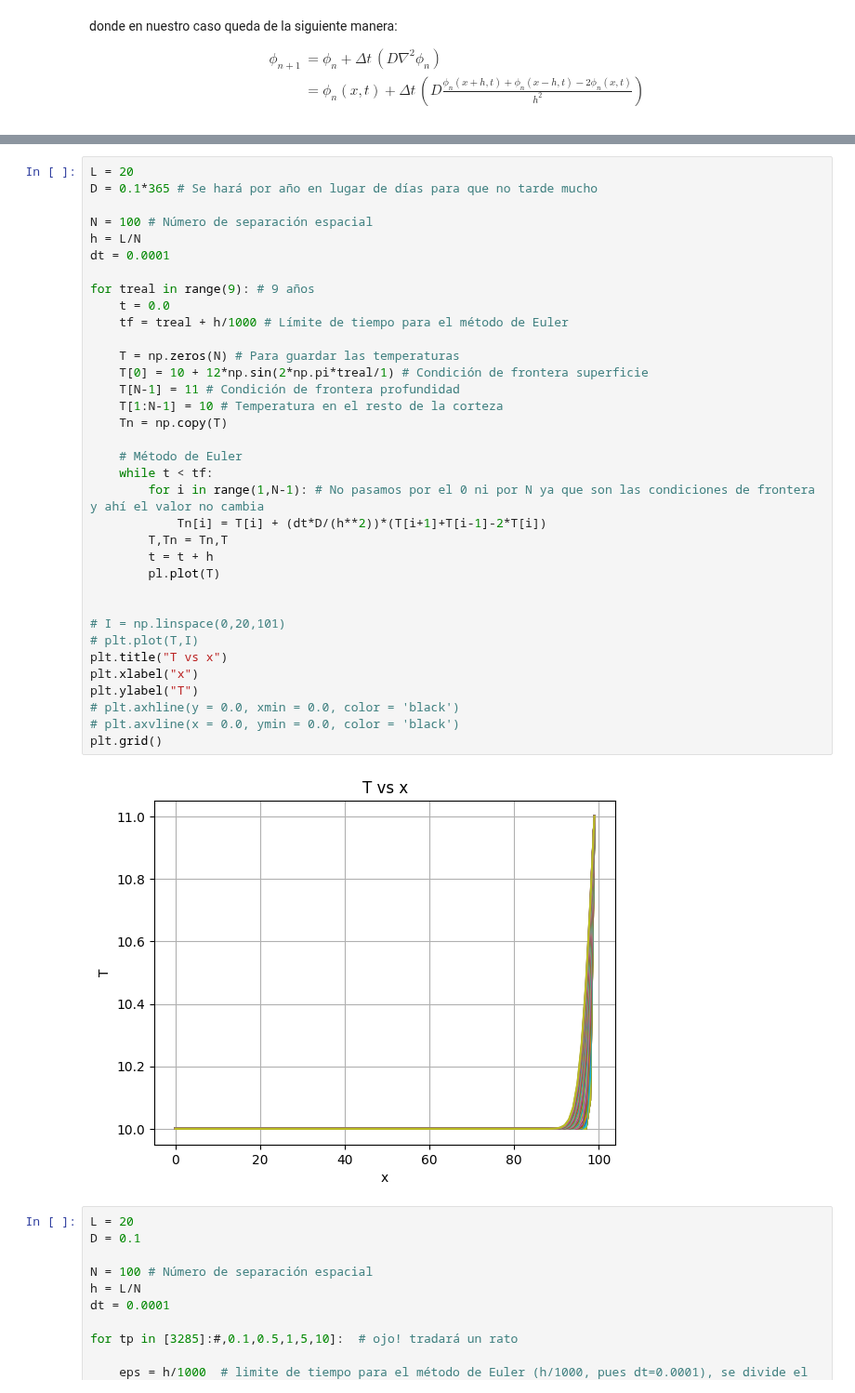
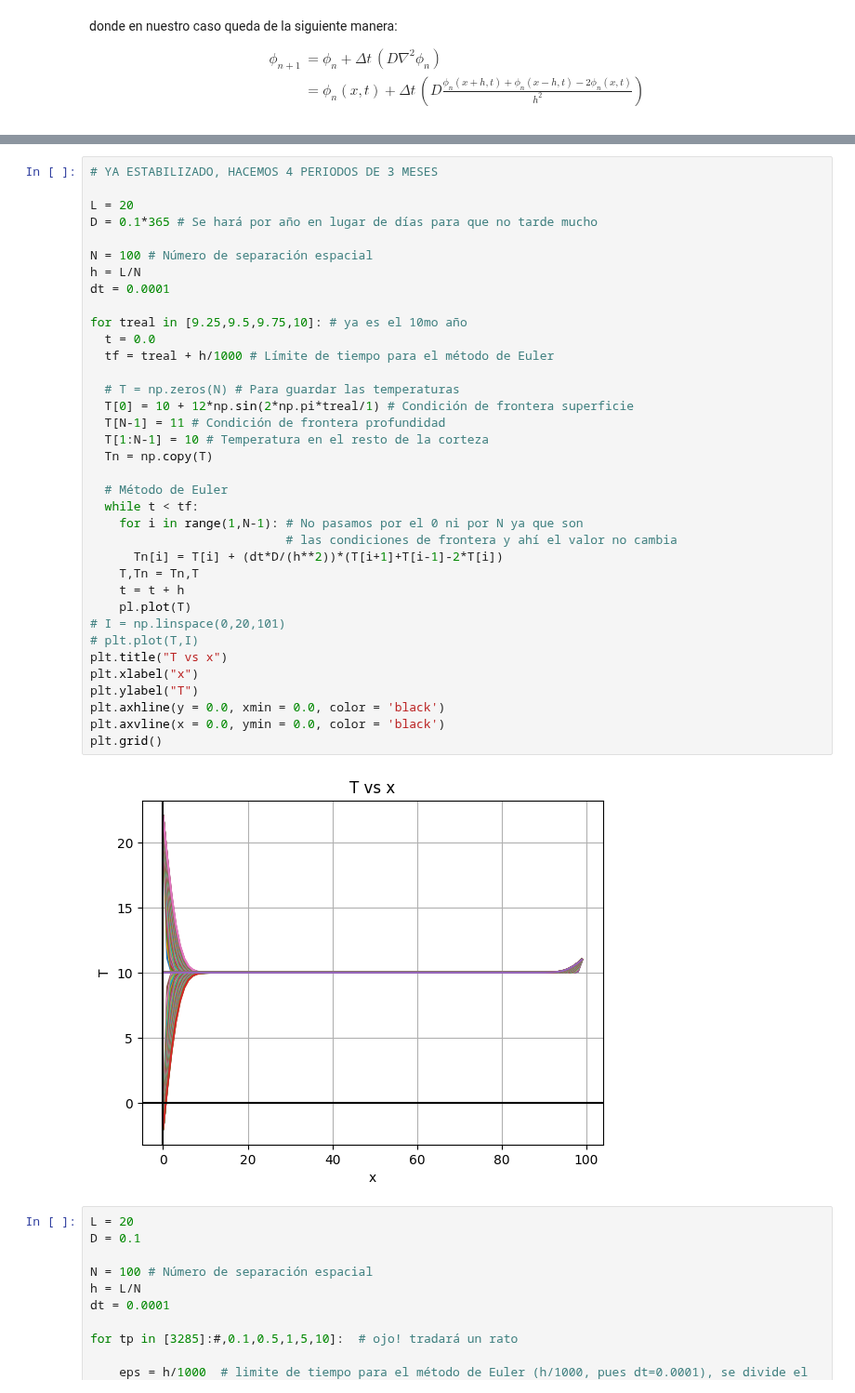
Before and after one commit to Alexi5omg/CLASE, a Jupyter notebook: Tareas/Práctica_6.ipynb, the cells around one changed output, grey strips where cells are left out. Shown at 93% size. Saved outputs shown, nothing was run; the diff lists cells and outputs as text.

```diff
--- a/Tareas/Práctica_6.ipynb
+++ b/Tareas/Práctica_6.ipynb
@@ -138,40 +192,41 @@ $$\begin{align}
 # %%
+# YA ESTABILIZADO, HACEMOS 4 PERIODOS DE 3 MESES
+
 L = 20
 D = 0.1*365 # Se hará por año en lugar de días para que no tarde mucho
 
 N = 100 # Número de separación espacial
 h = L/N
 dt = 0.0001
 
-for treal in range(9): # 9 años
-    t = 0.0
-    tf = treal + h/1000 # Límite de tiempo para el método de Euler
+for treal in [9.25,9.5,9.75,10]: # ya es el 10mo año
+  t = 0.0
+  tf = treal + h/1000 # Límite de tiempo para el método de Euler
 
-    T = np.zeros(N) # Para guardar las temperaturas
-    T[0] = 10 + 12*np.sin(2*np.pi*treal/1) # Condición de frontera superficie
-    T[N-1] = 11 # Condición de frontera profundidad
-    T[1:N-1] = 10 # Temperatura en el resto de la corteza
-    Tn = np.copy(T)
+  # T = np.zeros(N) # Para guardar las temperaturas
+  T[0] = 10 + 12*np.sin(2*np.pi*treal/1) # Condición de frontera superficie
+  T[N-1] = 11 # Condición de frontera profundidad
+  T[1:N-1] = 10 # Temperatura en el resto de la corteza
+  Tn = np.copy(T)
 
-    # Método de Euler
-    while t < tf:
-        for i in range(1,N-1): # No pasamos por el 0 ni por N ya que son las condiciones de frontera y ahí el valor no cambia
-            Tn[i] = T[i] + (dt*D/(h**2))*(T[i+1]+T[i-1]-2*T[i])
-        T,Tn = Tn,T
-        t = t + h
-        pl.plot(T)
-
-
+  # Método de Euler
+  while t < tf:
+    for i in range(1,N-1): # No pasamos por el 0 ni por N ya que son
+                           # las condiciones de frontera y ahí el valor no cambia
+      Tn[i] = T[i] + (dt*D/(h**2))*(T[i+1]+T[i-1]-2*T[i])
+    T,Tn = Tn,T
+    t = t + h
+    pl.plot(T)
 # I = np.linspace(0,20,101)
 # plt.plot(T,I)
 plt.title("T vs x")
 plt.xlabel("x")
 plt.ylabel("T")
-# plt.axhline(y = 0.0, xmin = 0.0, color = 'black')
-# plt.axvline(x = 0.0, ymin = 0.0, color = 'black')
+plt.axhline(y = 0.0, xmin = 0.0, color = 'black')
+plt.axvline(x = 0.0, ymin = 0.0, color = 'black')
 plt.grid()
 # %% [output]
-[figure, old version]
+[figure, new version]
 # %%
 L = 20
 D = 0.1
```
Also changed, not shown: parts of 1 cell of this notebook.
